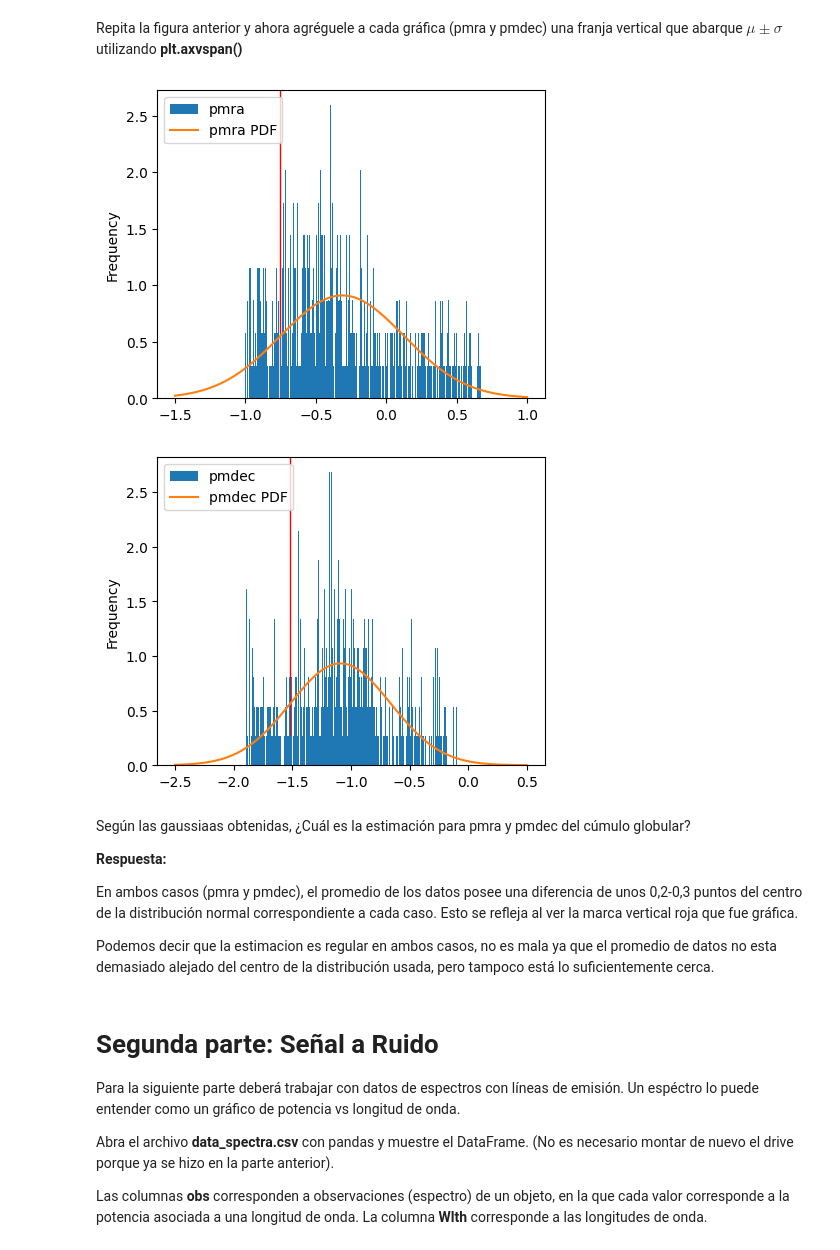
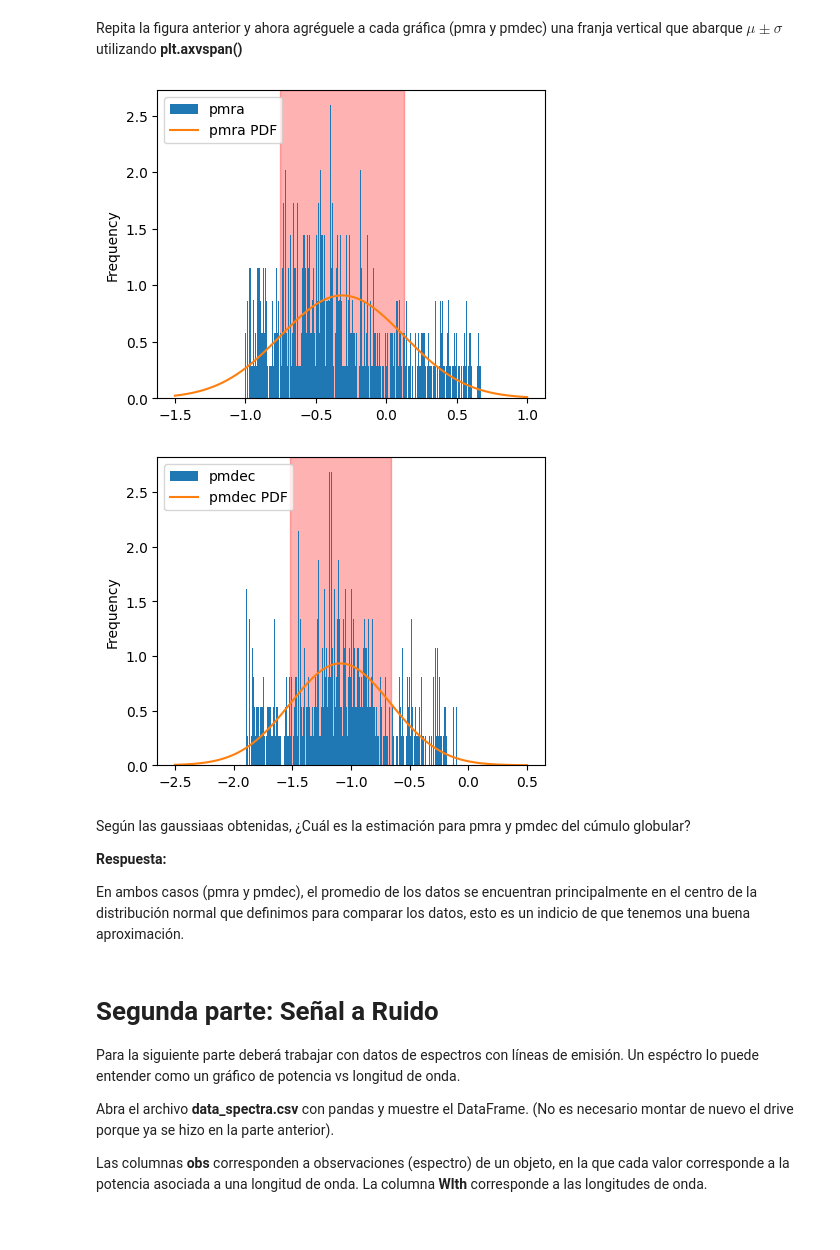
Before and after one commit to Cristobal-Gomez/Tarea-2, a Jupyter notebook: Tarea2.ipynb, the cells around one changed output. Drawn from its saved outputs; the diff is of its cells as text; code cells hidden in the pictures.

```diff
--- a/Tarea2.ipynb
+++ b/Tarea2.ipynb
@@ -180,30 +187,28 @@ plt.show()
 Repita la figura anterior y ahora agréguele a cada gráfica (pmra y pmdec) una franja vertical que abarque $\mu \pm \sigma$ utilizando **plt.axvspan()**
 # %%
 plt.figure(figsize=(5, 4))
-plt.axvspan(mu_pmra - std_pmra , mu_pmra - std_pmra, color='red')
+plt.axvspan(mu_pmra - std_pmra , mu_pmra + std_pmra, color='red', alpha = 0.3)
 pmra.plot.hist(y= "asención", bins = 300, density = True)
 plt.plot(x_pmra, fx_pmra.pdf(x_pmra), label = "pmra PDF")
 plt.legend(loc = "upper left")
 plt.show()
 
 
 plt.figure(figsize=(5, 4))
-plt.axvspan(mu_pmdec - std_pmdec , mu_pmdec - std_pmdec, color='red')
+plt.axvspan(mu_pmdec - std_pmdec , mu_pmdec + std_pmdec, color='red', alpha = 0.3)
 pmdec.plot.hist(y= "declinación", bins = 300, density = True)
 plt.plot(x_pmdec, fx_pmdec.pdf(x_pmdec), label = "pmdec PDF")
 plt.legend(loc = "upper left")
 plt.show()
 # %% [output]
-[figure, old version]
+[figure, new version]
-[figure, old version]
+[figure, new version]
 # %% [markdown]
 Según las gaussiaas obtenidas, ¿Cuál es la estimación para pmra y pmdec del cúmulo globular?
 
 **Respuesta:**
 
-En ambos casos (pmra y pmdec), el promedio de los datos posee una diferencia de unos 0,2-0,3 puntos del centro de la distribución normal correspondiente a cada caso. Esto se refleja al ver la marca vertical roja que fue gráfica.
-
-Podemos decir que la estimacion es regular en ambos casos, no es mala ya que el promedio de datos no esta demasiado alejado del centro de la distribución usada, pero tampoco está lo suficientemente cerca.
+En ambos casos (pmra y pmdec), el promedio de los datos se encuentran principalmente en el centro de la distribución normal que definimos para comparar los datos, esto es un indicio de que tenemos una buena aproximación.
 # %% [markdown]
 # Segunda parte: Señal a Ruido
 Para la siguiente parte deberá trabajar con datos de espectros con líneas de emisión. Un espéctro lo puede entender como un gráfico de potencia vs longitud de onda.
```
Also changed, not shown: parts of 1 cell of this notebook.
